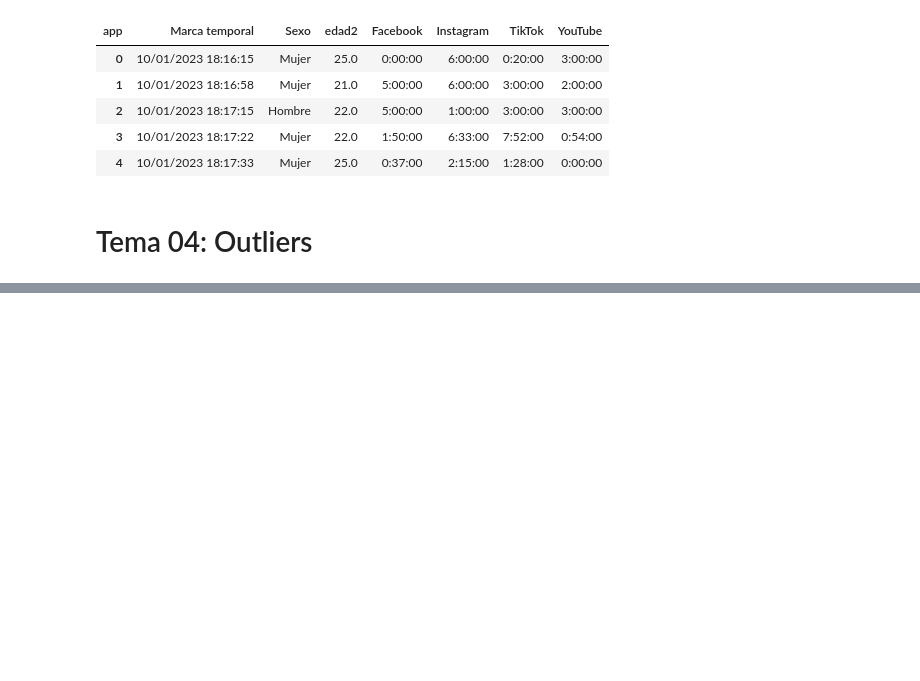
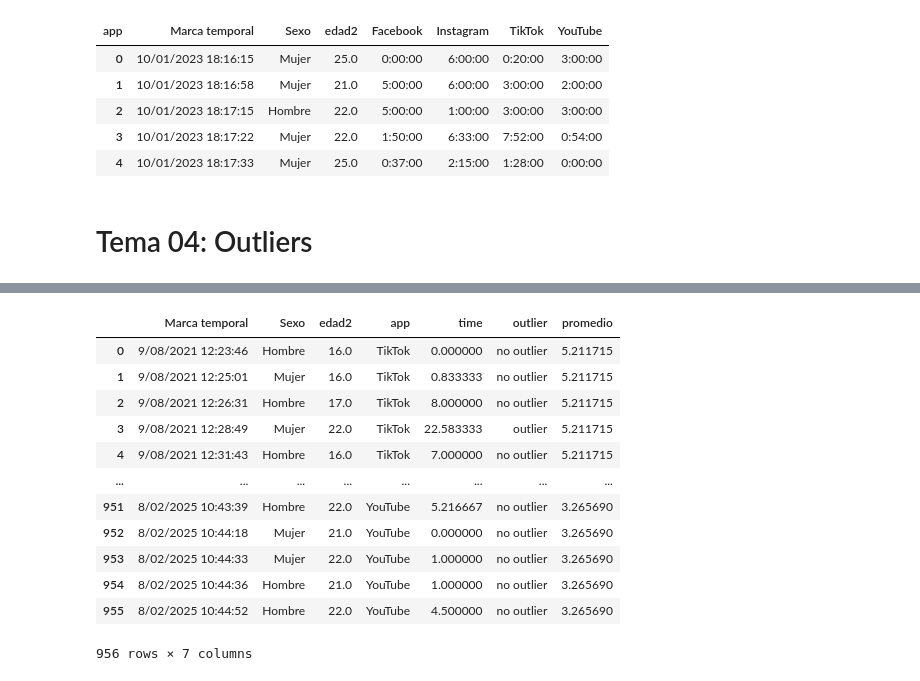
Before and after one commit to auzaluis/upsa_mod_202501, a Jupyter notebook: personalidad/01_script_ETL_personalidad.ipynb, the cells around one changed output, grey strips where cells are left out. Cells and saved outputs as stored; diff of their text form; code cells hidden in the pictures; blank space fills up the shorter version.

```diff
--- a/personalidad/01_script_ETL_personalidad.ipynb
+++ b/personalidad/01_script_ETL_personalidad.ipynb
@@ -448,0 +1039,2 @@ df8.head()
+# %%
+df9 = df7.copy()
@@ -448,0 +1069,16 @@ df8.head()
+# %%
+df9
+# %% [output]
+|  | Marca temporal | Sexo | edad2 | app | time | outlier | promedio |
+| 0 | 9/08/2021 12:23:46 | Hombre | 16.0 | TikTok | 0.000000 | no outlier | 5.211715 |
+| 1 | 9/08/2021 12:25:01 | Mujer | 16.0 | TikTok | 0.833333 | no outlier | 5.211715 |
+| 2 | 9/08/2021 12:26:31 | Hombre | 17.0 | TikTok | 8.000000 | no outlier | 5.211715 |
+| 3 | 9/08/2021 12:28:49 | Mujer | 22.0 | TikTok | 22.583333 | outlier | 5.211715 |
+| 4 | 9/08/2021 12:31:43 | Hombre | 16.0 | TikTok | 7.000000 | no outlier | 5.211715 |
+| ... | ... | ... | ... | ... | ... | ... | ... |
+| 951 | 8/02/2025 10:43:39 | Hombre | 22.0 | YouTube | 5.216667 | no outlier | 3.265690 |
+| 952 | 8/02/2025 10:44:18 | Mujer | 21.0 | YouTube | 0.000000 | no outlier | 3.265690 |
+| 953 | 8/02/2025 10:44:33 | Mujer | 22.0 | YouTube | 1.000000 | no outlier | 3.265690 |
+| 954 | 8/02/2025 10:44:36 | Hombre | 21.0 | YouTube | 1.000000 | no outlier | 3.265690 |
+| 955 | 8/02/2025 10:44:52 | Hombre | 22.0 | YouTube | 4.500000 | no outlier | 3.265690 |
+956 rows × 7 columns
```
Also changed, not shown: parts of 79 cells of this notebook.
